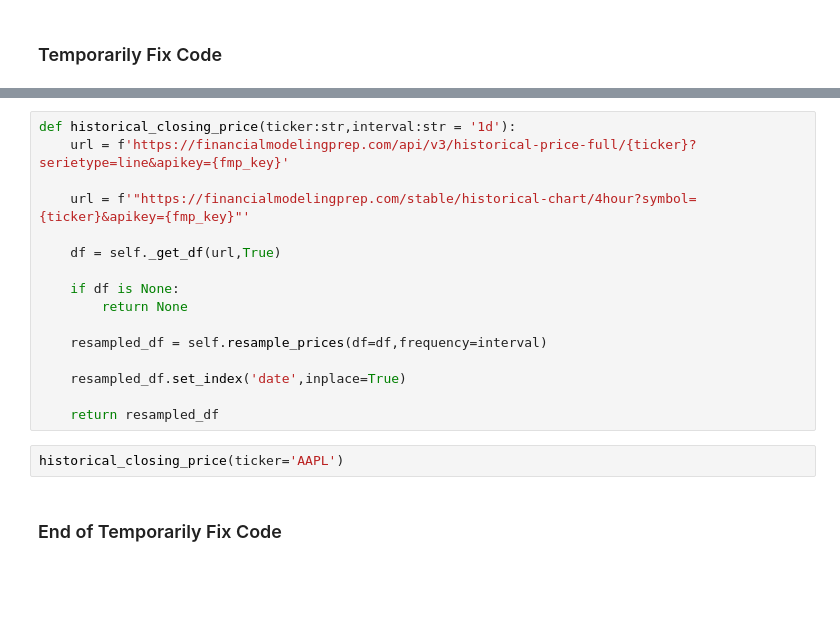
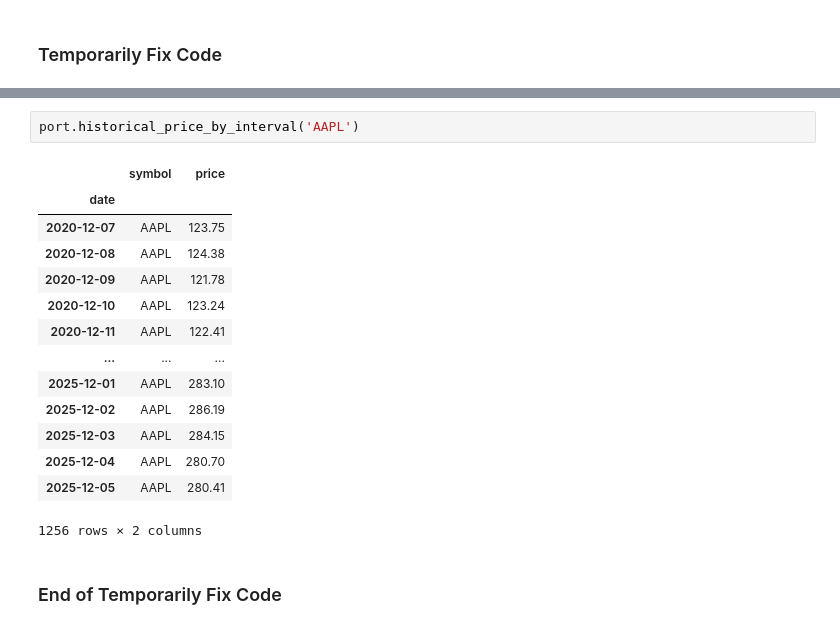
Before and after one commit to francisc112/APPLIED_FINANCE_ANALYTICS, a Jupyter notebook: ASSET_ALLOCATION/Goals_based.ipynb, the cells around one changed output, grey strips where cells are left out. Saved outputs shown, nothing was run; the diff lists cells and outputs as text; blank space fills up the shorter version.

Commit message:
Fixed connection with historical daily price, improved code

```diff
--- a/ASSET_ALLOCATION/Goals_based.ipynb
+++ b/ASSET_ALLOCATION/Goals_based.ipynb
@@ -134,21 +87,20 @@ stock_url
-# %%
-def historical_closing_price(ticker:str,interval:str = '1d'):
-    url = f'https://financialmodelingprep.com/api/v3/historical-price-full/{ticker}?serietype=line&apikey={fmp_key}'
-
-    url = f'"https://financialmodelingprep.com/stable/historical-chart/4hour?symbol={ticker}&apikey={fmp_key}"'
-
-    df = self._get_df(url,True)
-
-    if df is None:
-        return None
-
-    resampled_df = self.resample_prices(df=df,frequency=interval)
-
-    resampled_df.set_index('date',inplace=True)
-
-    return resampled_df
-# %%
-historical_closing_price(ticker='AAPL')
+# %%
+port.historical_price_by_interval('AAPL')
+# %% [output]
+|  | symbol | price |
+| date |  |  |
+| 2020-12-07 | AAPL | 123.75 |
+| 2020-12-08 | AAPL | 124.38 |
+| 2020-12-09 | AAPL | 121.78 |
+| 2020-12-10 | AAPL | 123.24 |
+| 2020-12-11 | AAPL | 122.41 |
+| ... | ... | ... |
+| 2025-12-01 | AAPL | 283.10 |
+| 2025-12-02 | AAPL | 286.19 |
+| 2025-12-03 | AAPL | 284.15 |
+| 2025-12-04 | AAPL | 280.70 |
+| 2025-12-05 | AAPL | 280.41 |
+1256 rows × 2 columns
 # %% [markdown]
 ### End of Temporarily Fix Code
 # %%
```
Also changed, not shown: parts of 3 cells of this notebook, 1 other file.
